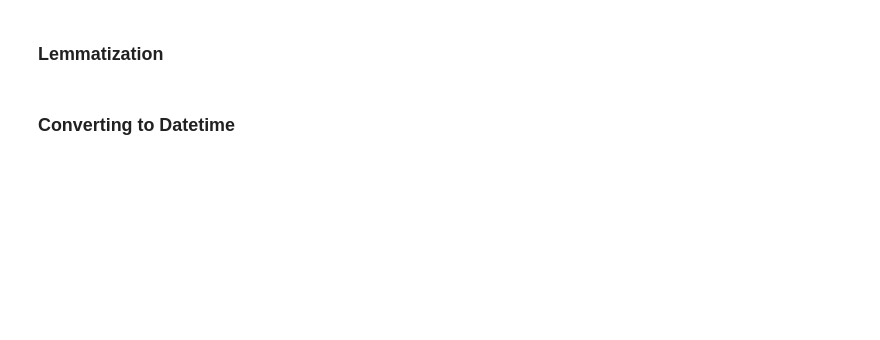
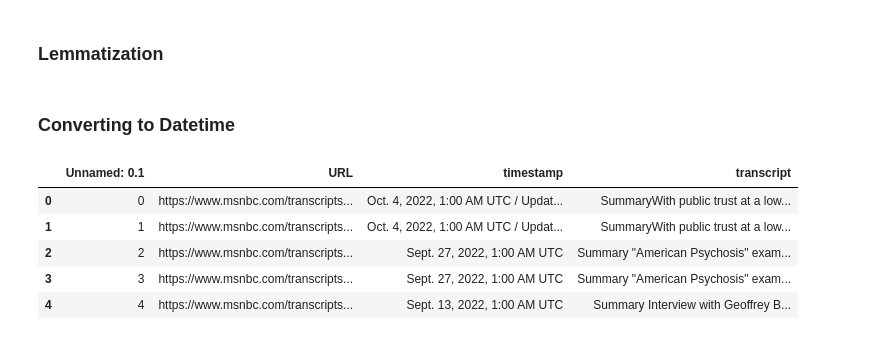
Before and after one commit to rileyschenck/milestoneproject, a Jupyter notebook: data_cleaning.ipynb, the cells around one changed output. Drawn from its saved outputs; the diff is of its cells as text; code cells hidden in the pictures; blank space fills up the shorter version.

```diff
--- a/data_cleaning.ipynb
+++ b/data_cleaning.ipynb
@@ -19,5 +20,5 @@ nltk.download("wordnet")
 True
 # %%
-data = pd.read_csv('data/Rachel_transcripts_2.9.23.tsv',sep='\t').drop(columns='Unnamed: 0')
+data = pd.read_csv('Rachel_transcripts_2.9.23.tsv',sep='\t').drop(columns='Unnamed: 0')
 # %%
 sample = data.transcript[0]
@@ -59,6 +68,15 @@ sample = lemmatize_text(sample)
 #data['stop words and lemmatization'] = [lemmatize_text(text) for text in data['stop words removed']]
 # %% [markdown]
 ### Converting to Datetime
+# %%
+data.head()
+# %% [output]
+|  | Unnamed: 0.1 | URL | timestamp | transcript |
+| 0 | 0 | https://www.msnbc.com/transcripts... | Oct. 4, 2022, 1:00 AM UTC / Updat... | SummaryWith public trust at a low... |
+| 1 | 1 | https://www.msnbc.com/transcripts... | Oct. 4, 2022, 1:00 AM UTC / Updat... | SummaryWith public trust at a low... |
+| 2 | 2 | https://www.msnbc.com/transcripts... | Sept. 27, 2022, 1:00 AM UTC | Summary "American Psychosis" exam... |
+| 3 | 3 | https://www.msnbc.com/transcripts... | Sept. 27, 2022, 1:00 AM UTC | Summary "American Psychosis" exam... |
+| 4 | 4 | https://www.msnbc.com/transcripts... | Sept. 13, 2022, 1:00 AM UTC | Summary Interview with Geoffrey B... |
 # %%
 # removing any extra dates/characters due to the 'updated' timestamp on some transcripts
 def keep_first_datetime(datetime_str):
```
Also changed, not shown: parts of 6 cells of this notebook.
